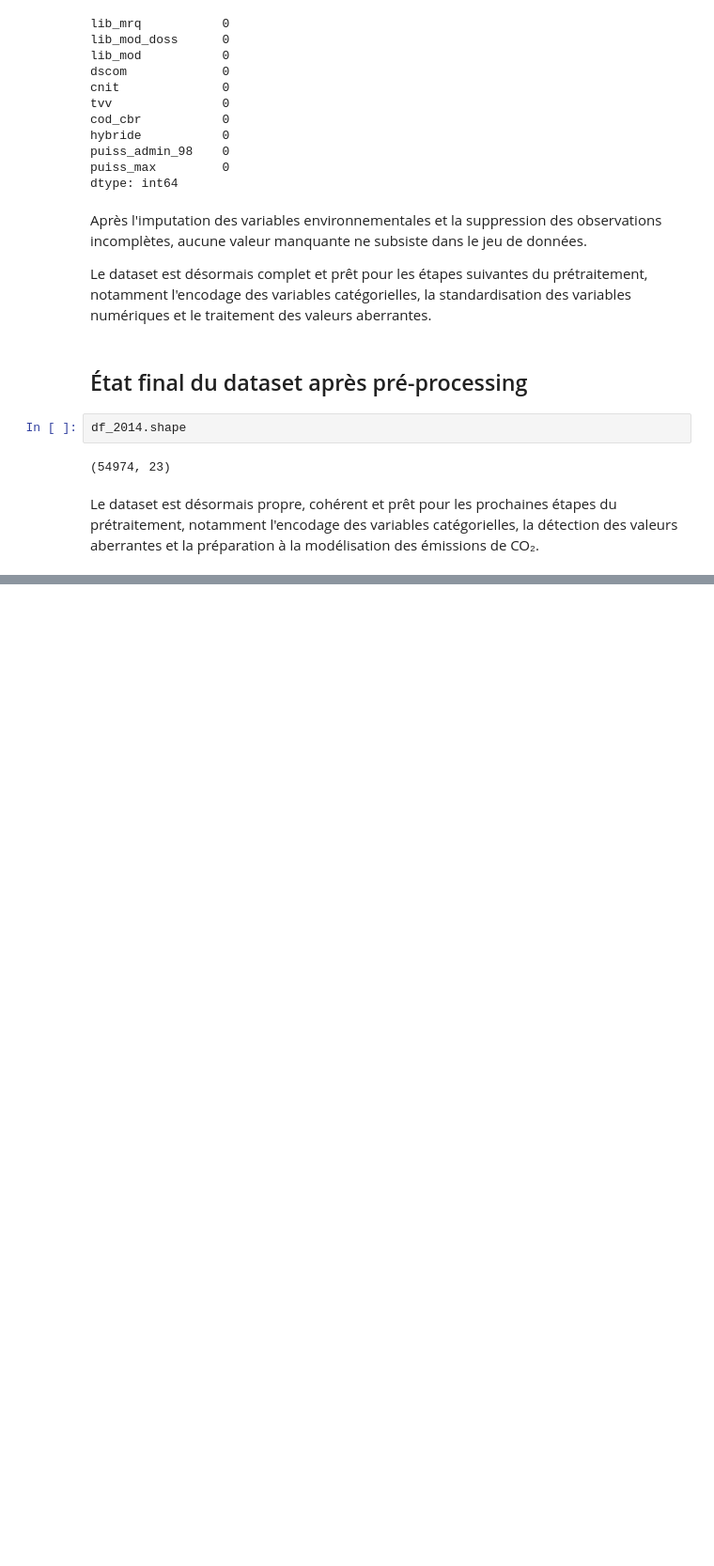
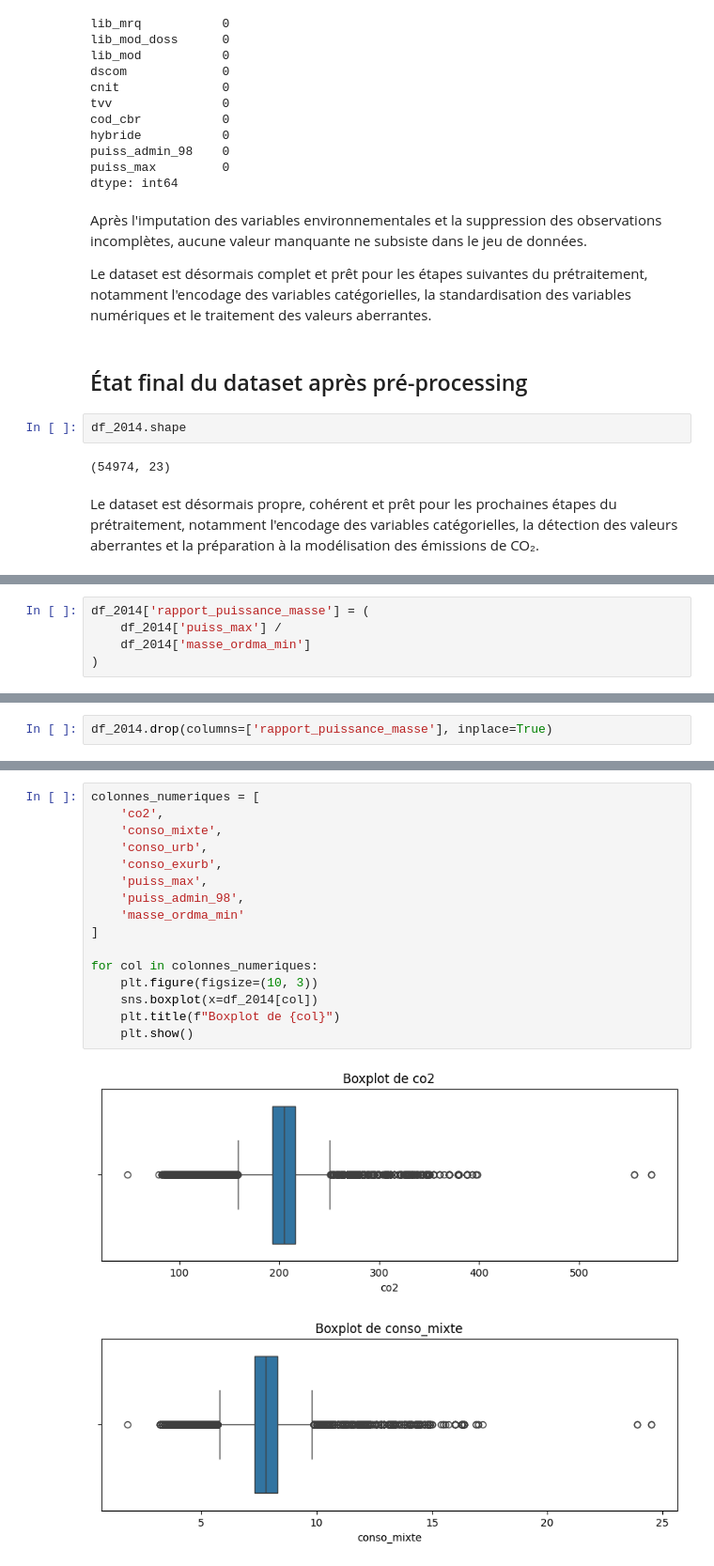
Before and after one commit to LarissaVarnakova/Projet_CO2, a Jupyter notebook: notebooks/preprocessing_aziz.ipynb, the cells around one changed output, grey strips where cells are left out. Shown at 94% size. Drawn from its saved outputs; the diff is of its cells as text; blank space fills up the shorter version.

```diff
--- a/notebooks/preprocessing_aziz.ipynb
+++ b/notebooks/preprocessing_aziz.ipynb
@@ -332,0 +379,5 @@ Le dataset est désormais propre, cohérent et prêt pour les prochaines étapes
+# %%
+df_2014['rapport_puissance_masse'] = (
+    df_2014['puiss_max'] /
+    df_2014['masse_ordma_min']
+)
@@ -332,0 +408,2 @@ Le dataset est désormais propre, cohérent et prêt pour les prochaines étapes
+# %%
+df_2014.drop(columns=['rapport_puissance_masse'], inplace=True)
@@ -332,0 +424,19 @@ Le dataset est désormais propre, cohérent et prêt pour les prochaines étapes
+# %%
+colonnes_numeriques = [
+    'co2',
+    'conso_mixte',
+    'conso_urb',
+    'conso_exurb',
+    'puiss_max',
+    'puiss_admin_98',
+    'masse_ordma_min'
+]
+
+for col in colonnes_numeriques:
+    plt.figure(figsize=(10, 3))
+    sns.boxplot(x=df_2014[col])
+    plt.title(f"Boxplot de {col}")
+    plt.show()
+# %% [output]
+[figure, added]
+[figure, added]
```
Also changed, not shown: parts of 21 cells of this notebook.
